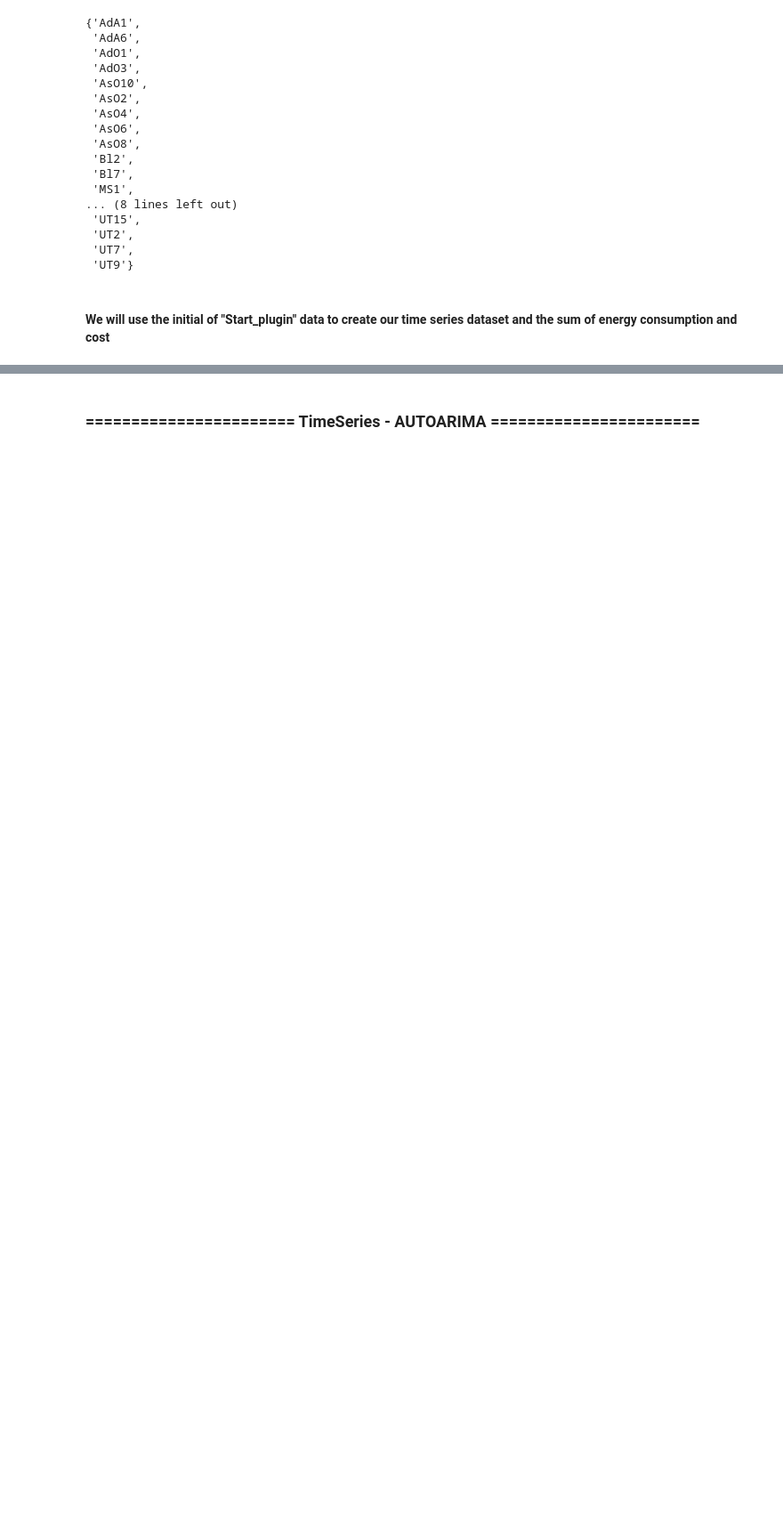
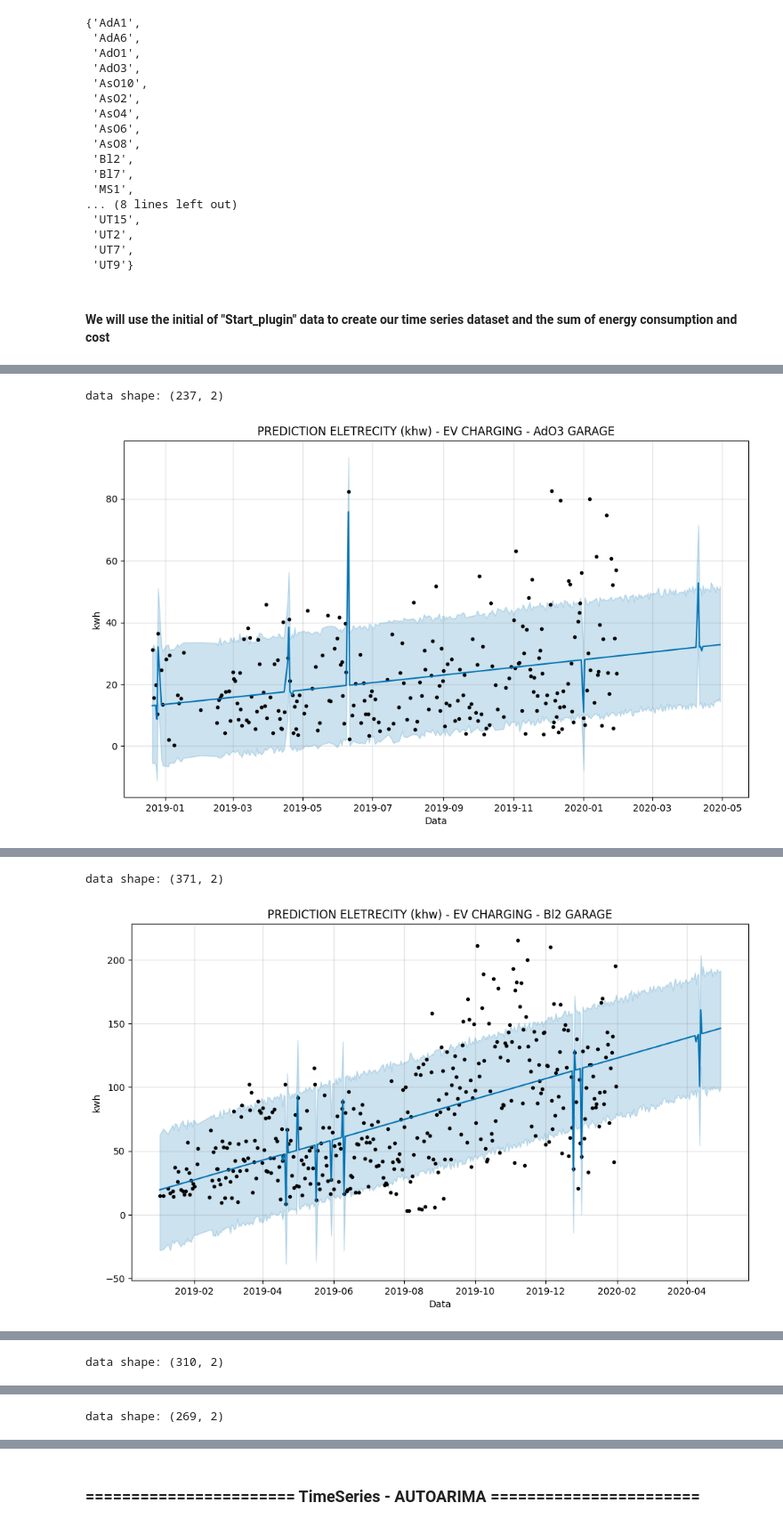
Before and after one commit to caduoliveira1302/TimeSeries-EVCharging, a Jupyter notebook: timeseries.ipynb, the cells around one changed output, grey strips where cells are left out. Shown at 89% size. Drawn from its saved outputs; the diff is of its cells as text; code cells hidden in the pictures; blank space fills up the shorter version.

Commit message:
prophet model.

```diff
--- a/timeseries.ipynb
+++ b/timeseries.ipynb
@@ -231,6 +222,13 @@ set(df['Garage_ID'])
 time_series_df = {}
 
 for id in df['Garage_ID'].unique():
-    time_series_df[id] = df[df['Garage_ID'] == id].copy()
-    time_series_df[id] = df.groupby(df['Start_plugin'].dt.date)['El_kWh'].sum()
+    df_by_id = df[df['Garage_ID'] == id]
+    df_by_id = pd.DataFrame(df_by_id.groupby(df_by_id['Start_plugin'].dt.date)['El_kWh'].sum())
+    df_by_id['id_Garage'] = id
+    time_series_df[id] = df_by_id
+
+
+    # time_series_df[id] = df[df['Garage_ID'] == id].copy()
+    # time_series_df[id] = pd.DataFrame(df.groupby(df['Start_plugin'].dt.date)['El_kWh'].sum())
+    # time_series_df[id]['id_Garage'] = id
 # %%
@@ -251,0 +253,32 @@ Name: El_kWh, Length: 400, dtype: float64
+# %%
+#Prophet model requires you to change the name of the time data for "ds" and the target data for "y"
+def prophet_ts(df):
+    df = df.reset_index()
+    df_prophet = df[['Start_plugin', 'El_kWh']]
+    df_prophet.rename(columns={'Start_plugin':'ds',
+                       'El_kWh':'y'}, inplace=True)
+
+    #data column to datatime type
+    df_prophet['ds'] = pd.to_datetime(df_prophet['ds'])
+    print(f"data shape: {df_prophet.shape}")
+    #Prophet model
+    model = Prophet(daily_seasonality=True, weekly_seasonality=False, yearly_seasonality=False) #daily data
+    model.add_country_holidays(country_name='NOR') #data from Norway
+    model.fit(df_prophet)
+
+    #Dataframe for predictions
+    future = model.make_future_dataframe(periods=90) #90 days
+    forecast = model.predict(future)
+
+    #plot
+    fig = model.plot(forecast)
+    plt.title(f'PREDICTION ELETRECITY (khw) - EV CHARGING - {df.id_Garage[1]} GARAGE')
+    plt.xlabel('Data')
+    plt.ylabel('kwh')
+    plt.show()
+# %%
+#PROPHET MODEL FOR ALL DATASETS
+
+for df in time_series_df.values():
+    prophet_ts(df)
+# %% [output]
@@ -251,0 +287,2 @@ Name: El_kWh, Length: 400, dtype: float64
+data shape: (237, 2)
+[figure, added]
@@ -251,0 +291,2 @@ Name: El_kWh, Length: 400, dtype: float64
+data shape: (371, 2)
+[figure, added]
@@ -251,0 +295 @@ Name: El_kWh, Length: 400, dtype: float64
+data shape: (310, 2)
@@ -251,0 +299 @@ Name: El_kWh, Length: 400, dtype: float64
+data shape: (269, 2)
```
Also changed, not shown: parts of 15 cells of this notebook.
